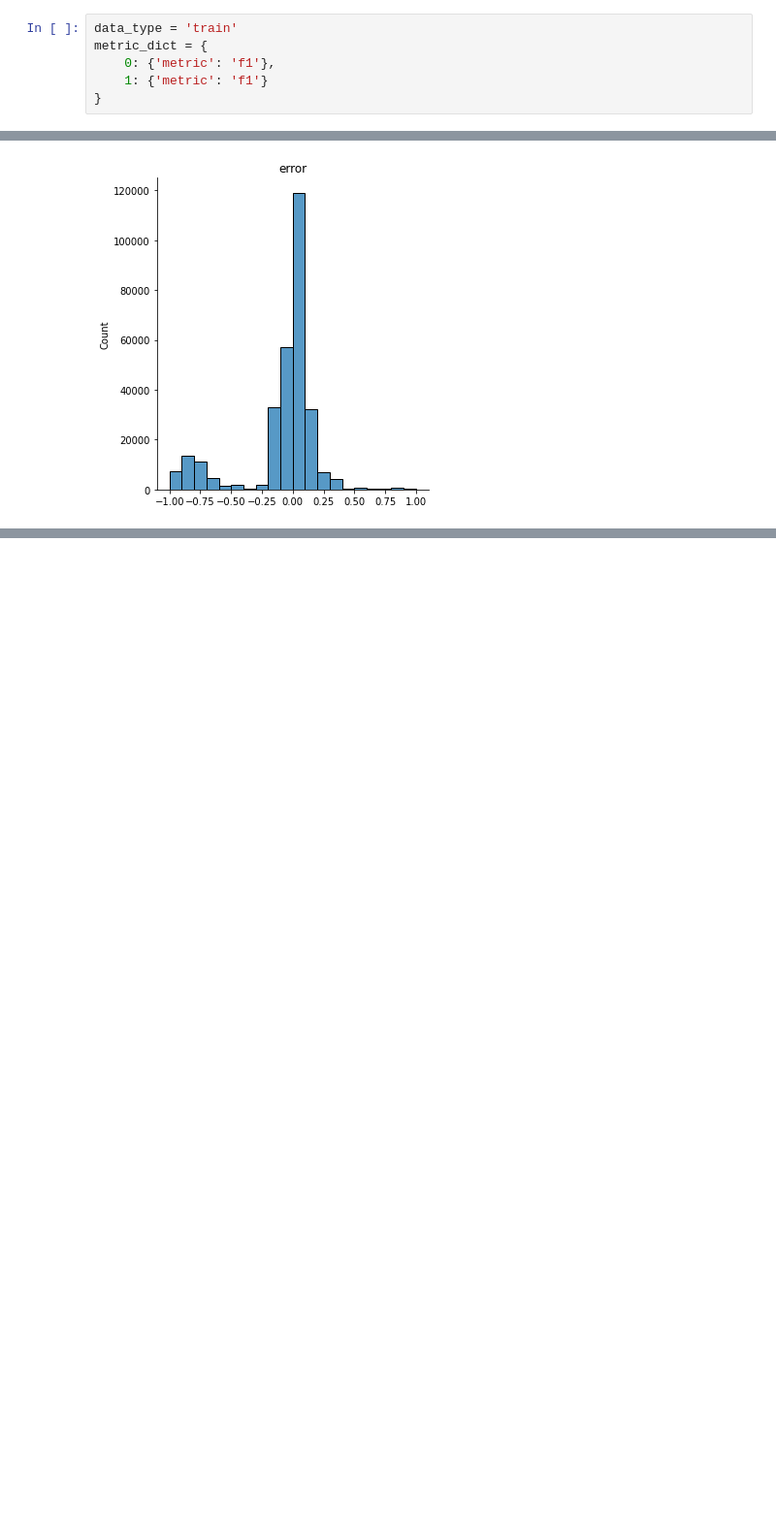
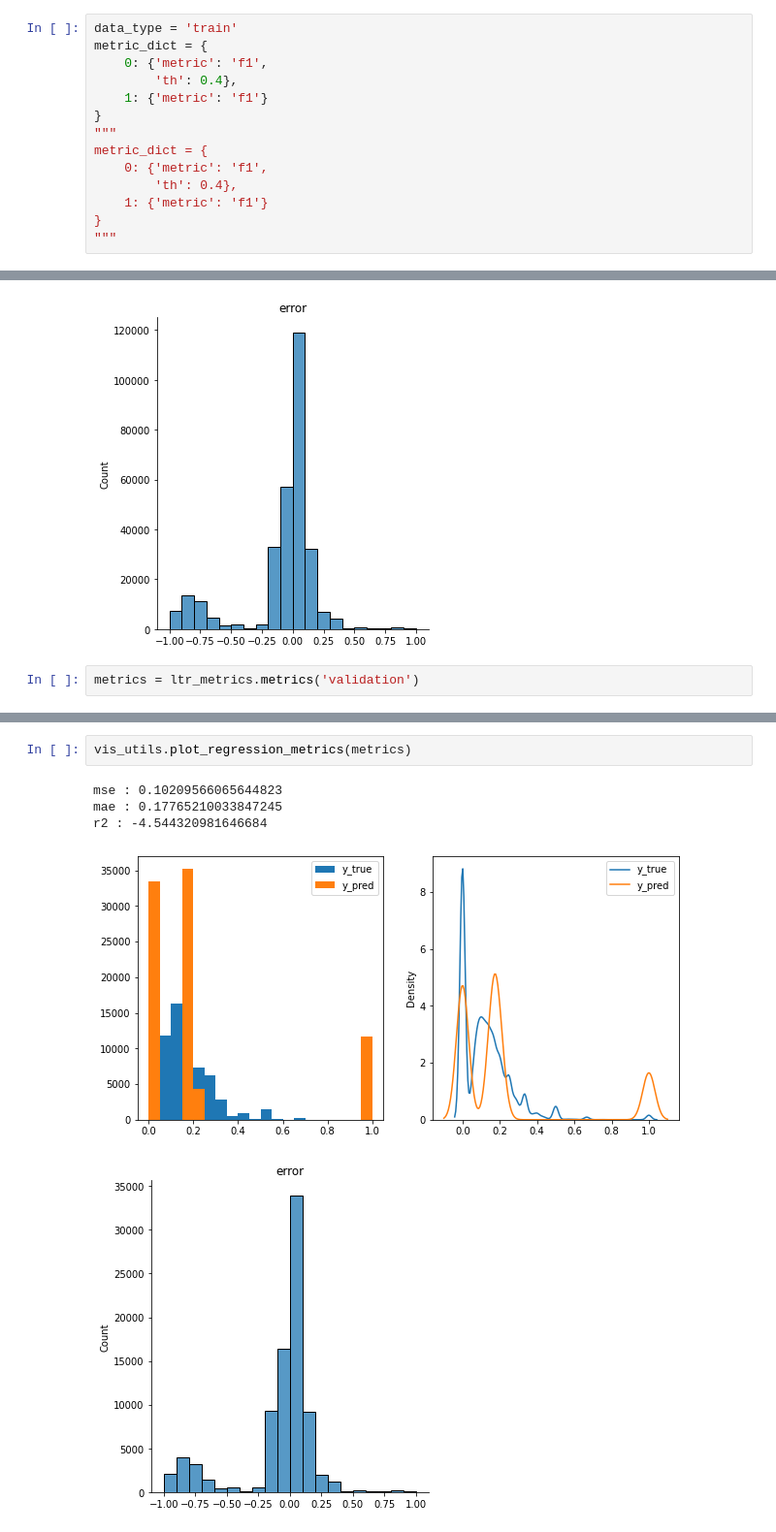
Before and after one commit to gscharly/master_ds_tfm, a Jupyter notebook: analysis/summary/ltr/exploratorios/beinf/beinf_scoring.ipynb, the cells around one changed output, grey strips where cells are left out. Shown at 97% size. Drawn from its saved outputs; the diff is of its cells as text; blank space fills up the shorter version.

Commit message:
BEINF: random forest and gradient boosting with metrics

```diff
--- a/analysis/summary/ltr/exploratorios/beinf/beinf_scoring.ipynb
+++ b/analysis/summary/ltr/exploratorios/beinf/beinf_scoring.ipynb
@@ -317,6 +320,14 @@ Se aplican ambos modelos sobre el score. Se debe tener cuidado si un registro ti
 # %%
 data_type = 'train'
 metric_dict = {
-    0: {'metric': 'f1'},
+    0: {'metric': 'f1',
+        'th': 0.4},
     1: {'metric': 'f1'}
 }
+"""
+metric_dict = {
+    0: {'metric': 'f1',
+        'th': 0.4},
+    1: {'metric': 'f1'}
+}
+"""
@@ -406,3 +419,5 @@ mae : 0.17677199179693778
 r2 : -4.4439504539042645
 [figure]
 [figure]
+# %%
+metrics = ltr_metrics.metrics('validation')
@@ -408,0 +454,8 @@ r2 : -4.4439504539042645
+# %%
+vis_utils.plot_regression_metrics(metrics)
+# %% [output]
+mse : 0.10209566065644823
+mae : 0.17765210033847245
+r2 : -4.544320981646684
+[figure, added]
+[figure, added]
```
Also changed, not shown: parts of 8 cells of this notebook, 5 other files.
